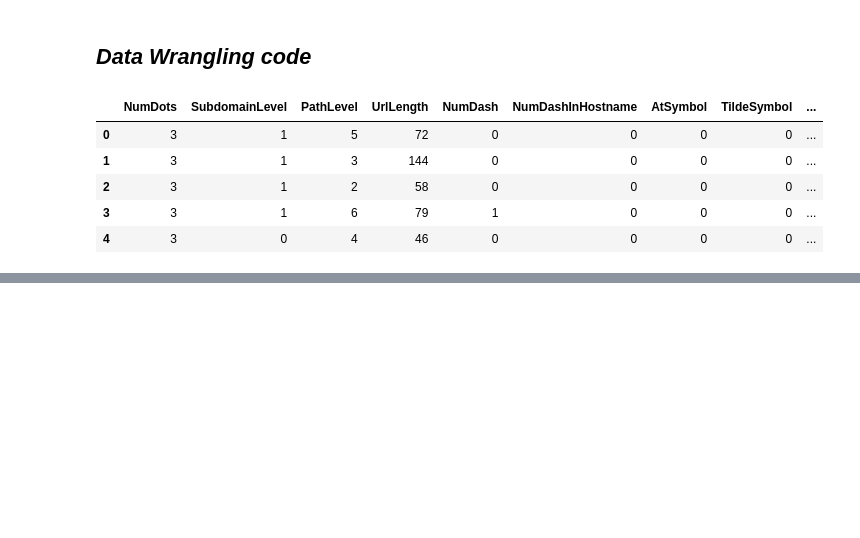
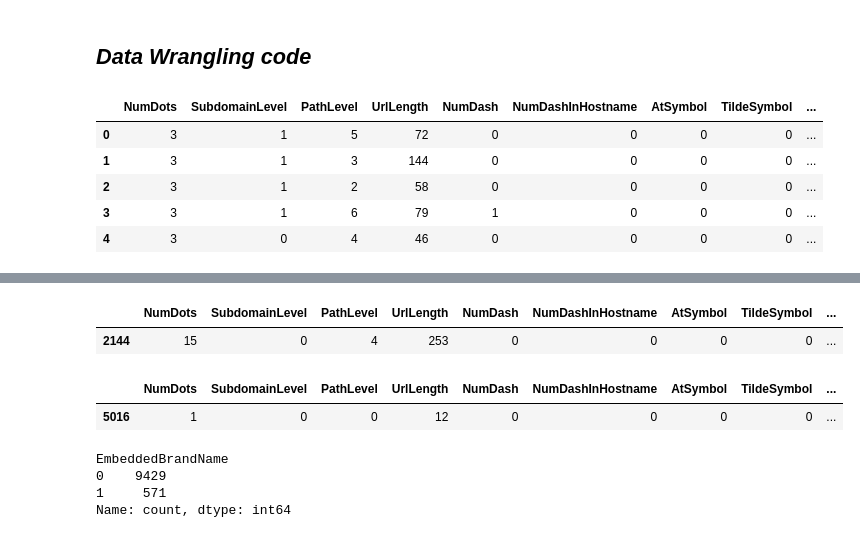
Before and after one commit to QaziSaim/Phishing-Domain-Detection, a Jupyter notebook: notebook/PhishingClassifierProject.ipynb, the cells around one changed output, grey strips where cells are left out. Drawn from its saved outputs; the diff is of its cells as text; code cells hidden in the pictures; blank space fills up the shorter version.

```diff
--- a/notebook/PhishingClassifierProject.ipynb
+++ b/notebook/PhishingClassifierProject.ipynb
@@ -272,0 +366,10 @@ df.head()
+# %%
+df[df['UrlLength']==df['UrlLength'].max()]
+# %% [output]
+|  | NumDots | SubdomainLevel | PathLevel | UrlLength | NumDash | NumDashInHostname | AtSymbol | TildeSymbol | ... |
+| 2144 | 15 | 0 | 4 | 253 | 0 | 0 | 0 | 0 | ... |
+# %%
+df[df['UrlLength']==df['UrlLength'].min()]
+# %% [output]
+|  | NumDots | SubdomainLevel | PathLevel | UrlLength | NumDash | NumDashInHostname | AtSymbol | TildeSymbol | ... |
+| 5016 | 1 | 0 | 0 | 12 | 0 | 0 | 0 | 0 | ... |
@@ -272,0 +378,7 @@ df.head()
+# %%
+df['EmbeddedBrandName'].value_counts()
+# %% [output]
+EmbeddedBrandName
+0    9429
+1     571
+Name: count, dtype: int64
```
Also changed, not shown: parts of 15 cells of this notebook, 1 other file.
